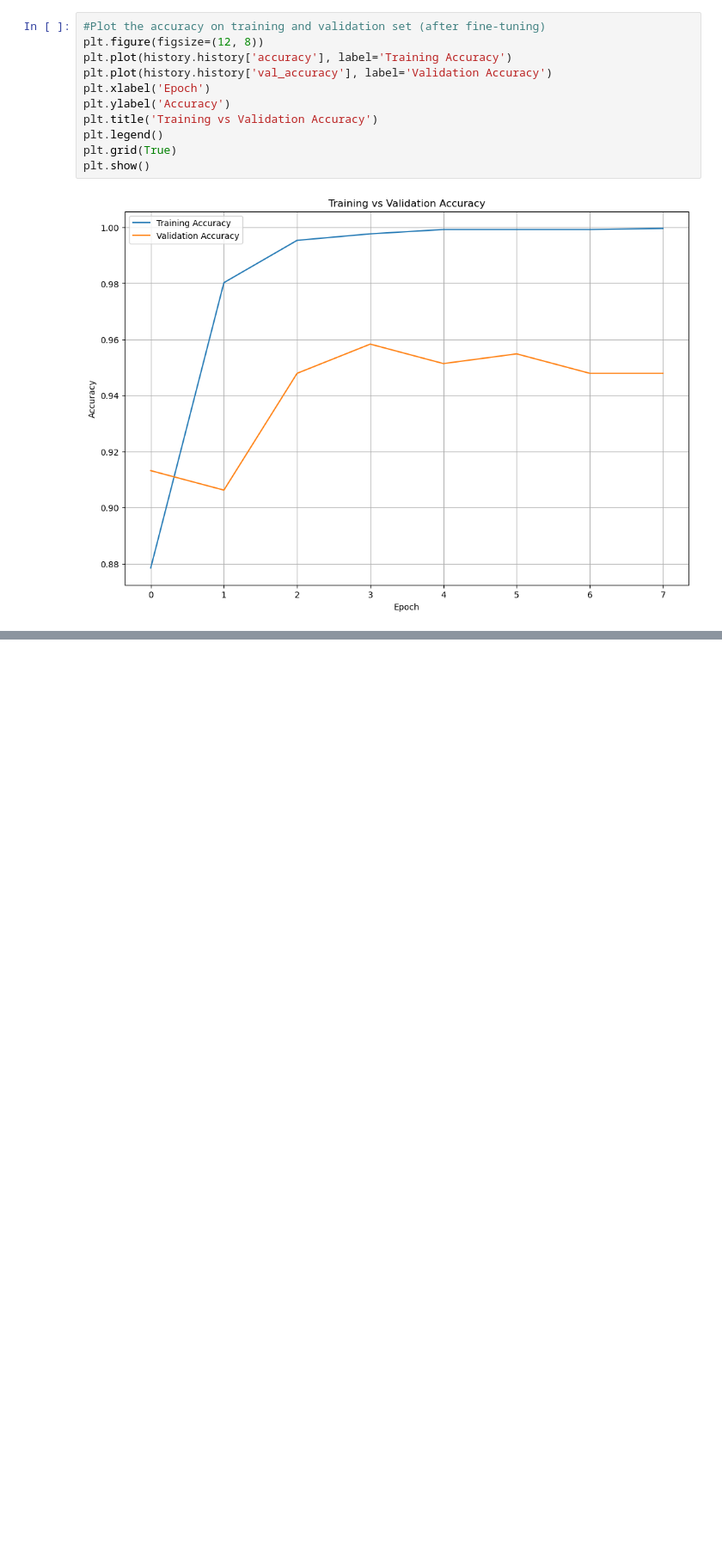
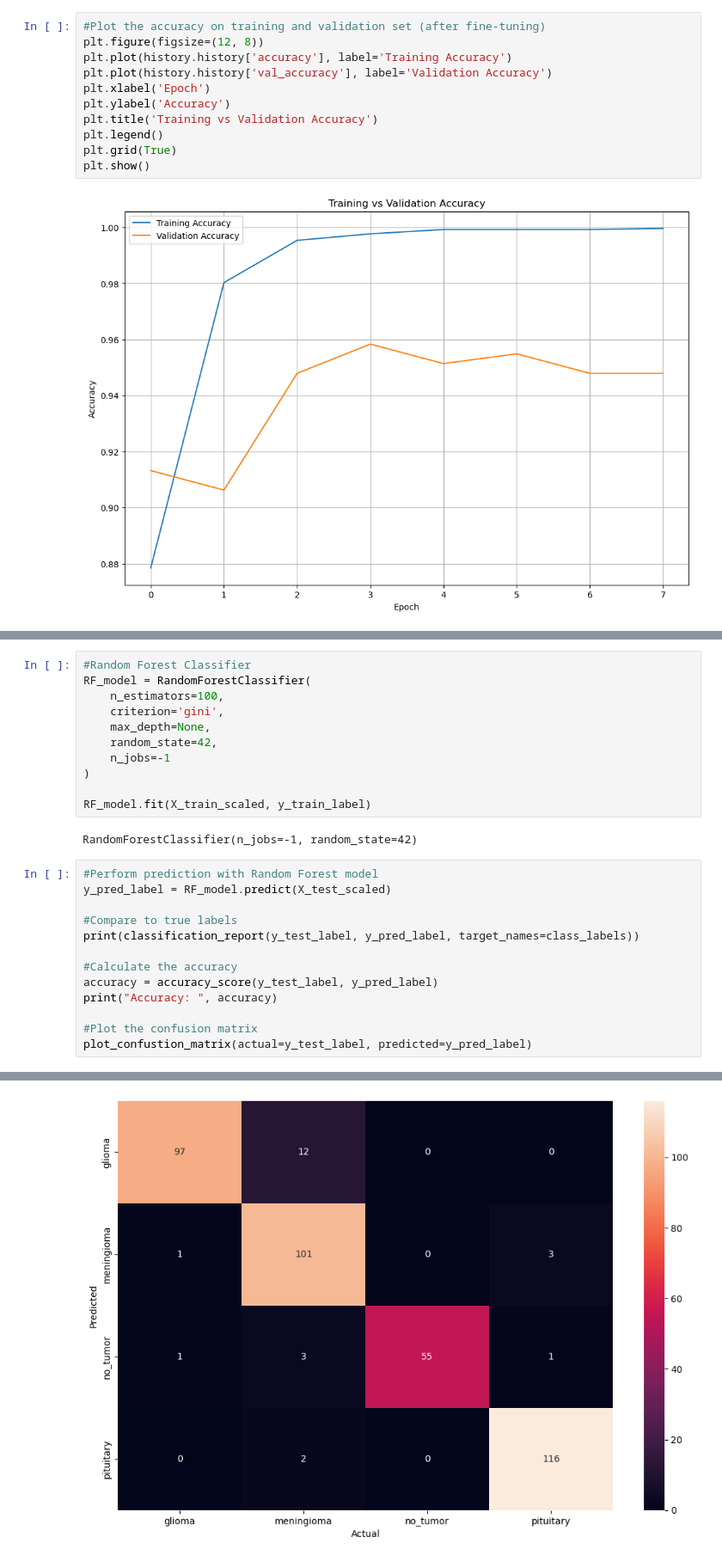
Before and after one commit to Coco501/ECS-171-Machine-Learning-Final-Project, a Jupyter notebook: src/brain-tumor.ipynb, the cells around one changed output, grey strips where cells are left out. Shown at 86% size. Drawn from its saved outputs; the diff is of its cells as text; blank space fills up the shorter version.

```diff
--- a/src/brain-tumor.ipynb
+++ b/src/brain-tumor.ipynb
@@ -298,0 +352,27 @@ print(X_test.shape)
+# %%
+#Random Forest Classifier
+RF_model = RandomForestClassifier(
+    n_estimators=100,
+    criterion='gini',
+    max_depth=None,
+    random_state=42,
+    n_jobs=-1
+)
+
+RF_model.fit(X_train_scaled, y_train_label)
+# %% [output]
+RandomForestClassifier(n_jobs=-1, random_state=42)
+# %%
+#Perform prediction with Random Forest model
+y_pred_label = RF_model.predict(X_test_scaled)
+
+#Compare to true labels
+print(classification_report(y_test_label, y_pred_label, target_names=class_labels))
+
+#Calculate the accuracy
+accuracy = accuracy_score(y_test_label, y_pred_label)
+print("Accuracy: ", accuracy)
+
+#Plot the confusion matrix
+plot_confustion_matrix(actual=y_test_label, predicted=y_pred_label)
+# %% [output]
@@ -298,0 +391 @@ print(X_test.shape)
+[figure, added]
```
Also changed, not shown: parts of 12 cells of this notebook.
